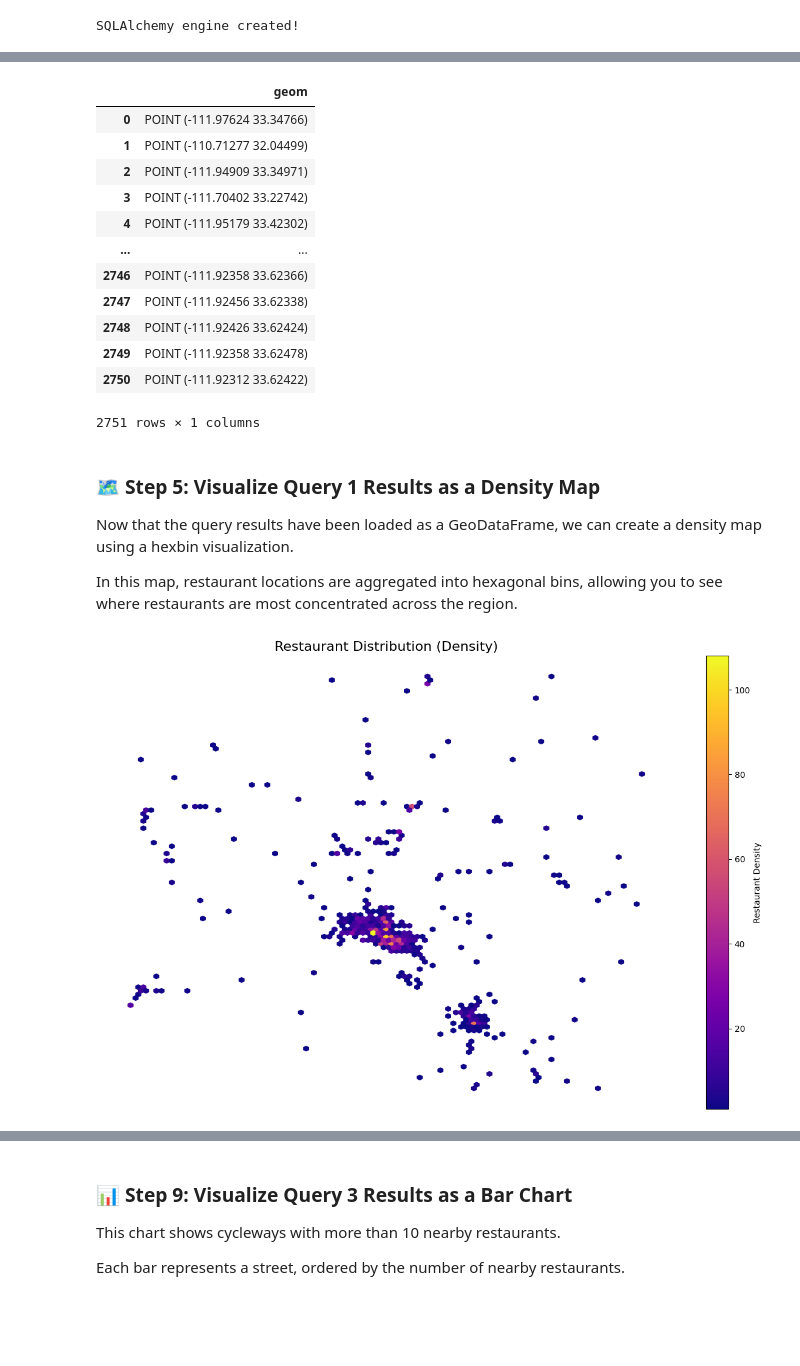
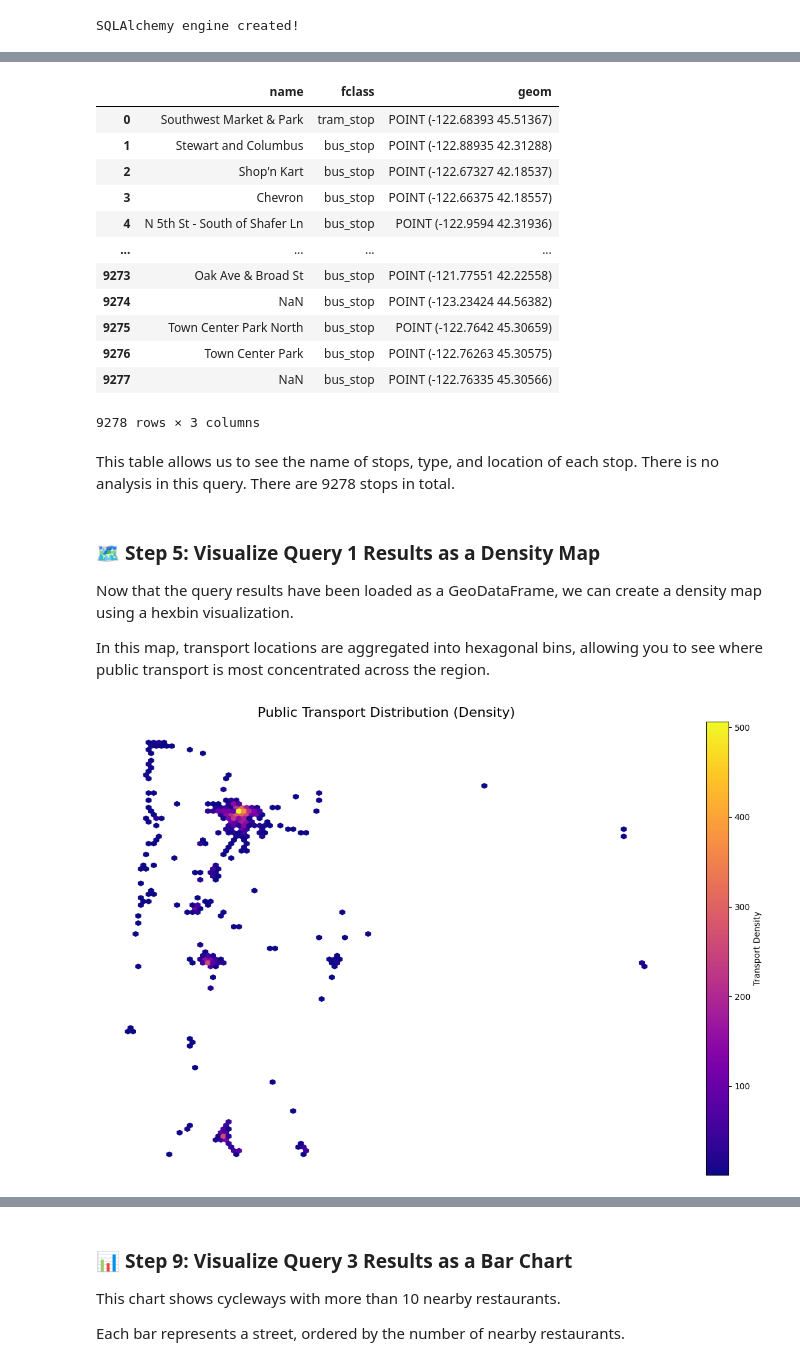
Before and after one commit to dessak/gist604b-osm-postgis-sp26, a Jupyter notebook: notebooks/osm_postgis_oregon.ipynb, the cells around one changed output, grey strips where cells are left out. Saved outputs shown, nothing was run; the diff lists cells and outputs as text; code cells hidden in the pictures; blank space fills up the shorter version.

```diff
--- a/notebooks/osm_postgis_oregon.ipynb
+++ b/notebooks/osm_postgis_oregon.ipynb
@@ -149,7 +133,7 @@ This query extracts restaurant point locations for spatial distribution analysis
 
 The SQL query is stored in a separate `.sql` file. In this step, we read the query into Python, send it to the PostGIS database, and load the result as a GeoDataFrame.
 # %%
-query_1_file = Path("../sql/arizona/01_osm_restaurant_distribution.sql")
+query_1_file = Path("../sql/oregon/01_osm_transport_distribution.sql")
 
 # Read SQL query from file
 query_1_sql = query_1_file.read_text(encoding="utf-8")
@@ -163,48 +147,50 @@ except Exception as e:
     print("❌ Query failed:")
     print(e)
 # %% [output]
-|  | geom |
-| 0 | POINT (-111.97624 33.34766) |
-| 1 | POINT (-110.71277 32.04499) |
-| 2 | POINT (-111.94909 33.34971) |
-| 3 | POINT (-111.70402 33.22742) |
-| 4 | POINT (-111.95179 33.42302) |
-| ... | ... |
-| 2746 | POINT (-111.92358 33.62366) |
-| 2747 | POINT (-111.92456 33.62338) |
-| 2748 | POINT (-111.92426 33.62424) |
-| 2749 | POINT (-111.92358 33.62478) |
-| 2750 | POINT (-111.92312 33.62422) |
+|  | name | fclass | geom |
+| 0 | Southwest Market & Park | tram_stop | POINT (-122.68393 45.51367) |
+| 1 | Stewart and Columbus | bus_stop | POINT (-122.88935 42.31288) |
+| 2 | Shop'n Kart | bus_stop | POINT (-122.67327 42.18537) |
+| 3 | Chevron | bus_stop | POINT (-122.66375 42.18557) |
+| 4 | N 5th St - South of Shafer Ln | bus_stop | POINT (-122.9594 42.31936) |
+| ... | ... | ... | ... |
+| 9273 | Oak Ave & Broad St | bus_stop | POINT (-121.77551 42.22558) |
+| 9274 | NaN | bus_stop | POINT (-123.23424 44.56382) |
+| 9275 | Town Center Park North | bus_stop | POINT (-122.7642 45.30659) |
+| 9276 | Town Center Park | bus_stop | POINT (-122.76263 45.30575) |
+| 9277 | NaN | bus_stop | POINT (-122.76335 45.30566) |
-2751 rows × 1 columns
+9278 rows × 3 columns
+# %% [markdown]
+This table allows us to see the name of stops, type, and location of each stop. There is no analysis in this query. There are 9278 stops in total.
 # %% [markdown]
 ### 🗺️ Step 5: Visualize Query 1 Results as a Density Map
 
 Now that the query results have been loaded as a GeoDataFrame, we can create a density map using a hexbin visualization.
 
-In this map, restaurant locations are aggregated into hexagonal bins, allowing you to see where restaurants are most concentrated across the region.
+In this map, transport locations are aggregated into hexagonal bins, allowing you to see where public transport is most concentrated across the region.
 # %%
 # Extract coordinates
 x = query_1_results.geometry.x
 y = query_1_results.geometry.y
 
 fig, ax = plt.subplots(figsize=(12, 8))
 
 # Hexbin density plot (heatmap-style)
 hb = ax.hexbin(
     x, y,
     gridsize=100,
     cmap="plasma",
     mincnt=1
 )
 
 # Colorbar
 cb = fig.colorbar(hb, ax=ax)
-cb.set_label("Restaurant Density")
+cb.set_label("Transport Density")
 
-ax.set_title("Restaurant Distribution (Density)", fontsize=16)
+ax.set_title("Public Transport Distribution (Density)", fontsize=16)
 ax.set_axis_off()
 
 plt.tight_layout()
 plt.show()
 # %% [output]
-[figure, old version]
+[figure, new version]
```
Also changed, not shown: parts of 24 cells of this notebook, 3 other files.
